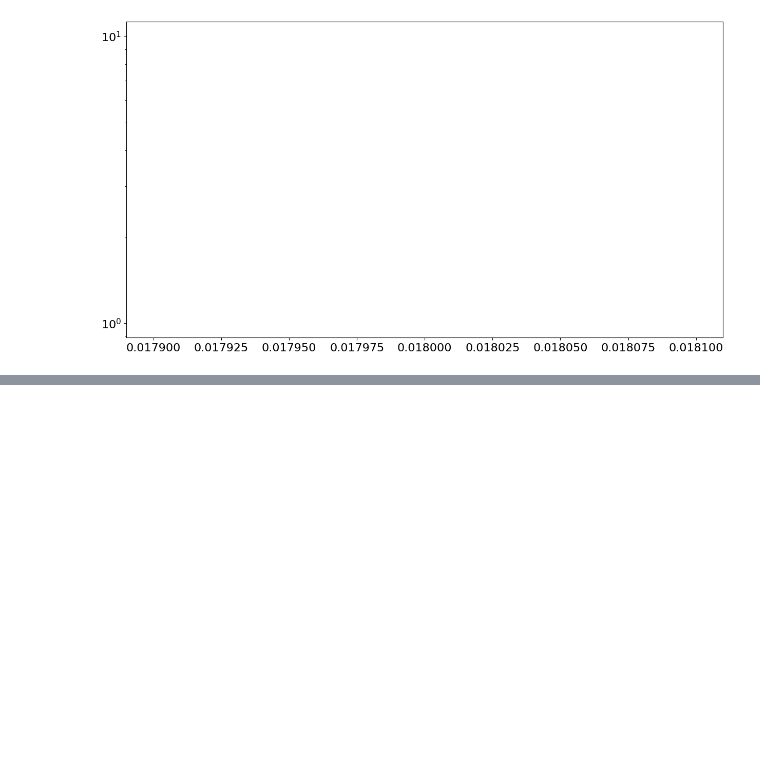
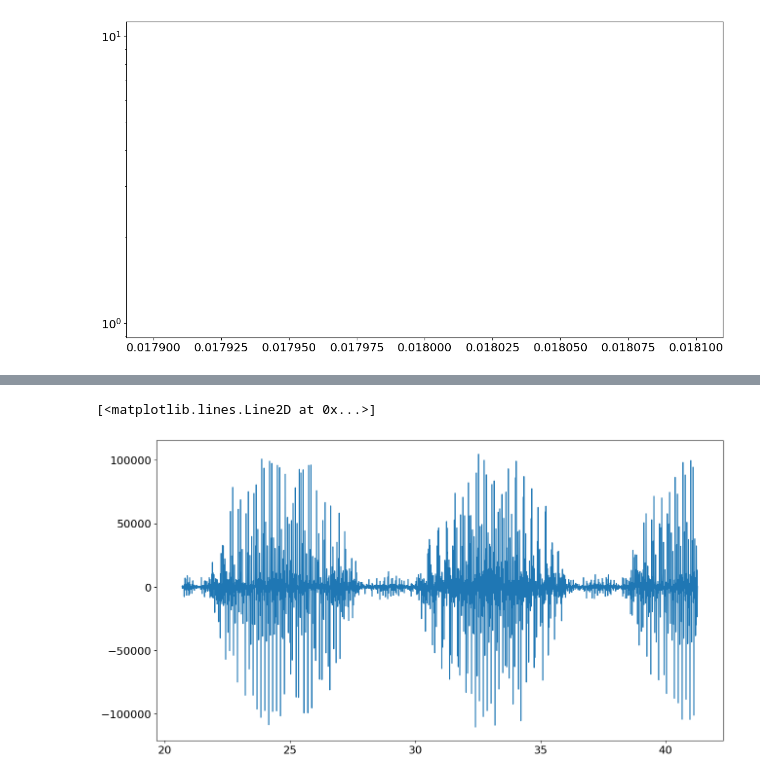
Before and after one commit to FTBF/ITA-BPM-software, a Jupyter notebook: analysis/Analysis.ipynb, the cells around one changed output, grey strips where cells are left out. Saved outputs shown, nothing was run; the diff lists cells and outputs as text; code cells hidden in the pictures; blank space fills up the shorter version.

```diff
--- a/analysis/Analysis.ipynb
+++ b/analysis/Analysis.ipynb
@@ -113,0 +109,5 @@ array([-40., -39., -38., -37., -36., -35., -34., -33., -32., -31., -30.,
+# %%
+plt.plot(rdata[:,8,:,:].flatten()[5000:10000]*60/1000000, rdata[:,6,:,:].flatten()[5000:10000])
+# %% [output]
+[<matplotlib.lines.Line2D at 0x...>]
+[figure, added]
```
Also changed, not shown: parts of 3 cells of this notebook.
